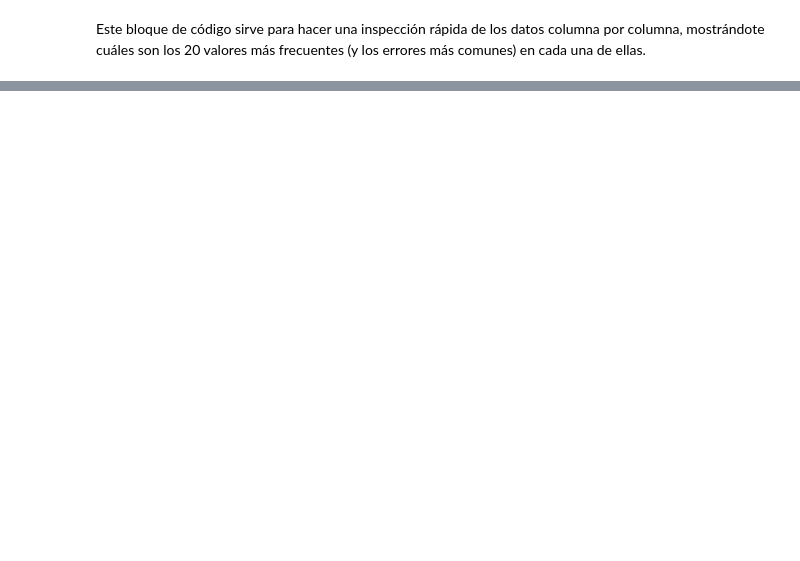
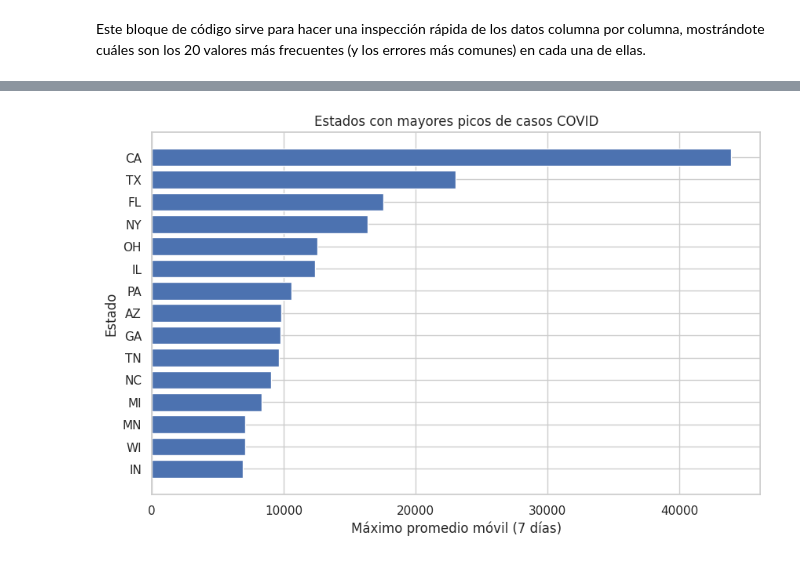
Before and after one commit to Bootcamp-DA-P2/Proyecto-EDA-Exploratory-Data-Analysis-Grupo-3, a Jupyter notebook: notebooks/Proyecto5_Bootcamp_DA2_Grupo3.ipynb, the cells around one changed output, grey strips where cells are left out. Cells and saved outputs as stored; diff of their text form; code cells hidden in the pictures; blank space fills up the shorter version.

```diff
--- a/notebooks/Proyecto5_Bootcamp_DA2_Grupo3.ipynb
+++ b/notebooks/Proyecto5_Bootcamp_DA2_Grupo3.ipynb
@@ -545,0 +918,10 @@ Name: count, dtype: int64
+# %%
+#Suavizar el ruido
+
+state_daily["cases_7d"] = (
+    state_daily
+    .groupby("state")["positiveIncrease"]
+    .transform(
+        lambda x: x.rolling(7).mean()
+    )
+)
@@ -545,0 +965,12 @@ Name: count, dtype: int64
+# %%
+#Estados con mayor pico de casos:
+
+top_peaks = (
+    state_daily
+    .groupby("state")["cases_7d"]
+    .max()
+    .sort_values(ascending=False)
+    .reset_index()
+)
+
+top_peaks.head(30)
@@ -545,0 +995,21 @@ Name: count, dtype: int64
+# %%
+#Más claro:
+
+plt.figure(figsize=(10,6))
+
+top10 = top_peaks.head(15)
+
+plt.barh(
+    top10["state"],
+    top10["cases_7d"]
+)
+
+plt.title("Estados con mayores picos de casos COVID")
+plt.xlabel("Máximo promedio móvil (7 días)")
+plt.ylabel("Estado")
+
+plt.gca().invert_yaxis()
+
+plt.show()
+# %% [output]
+[figure, added]
```
Also changed, not shown: parts of 114 cells of this notebook, 1 other file.
